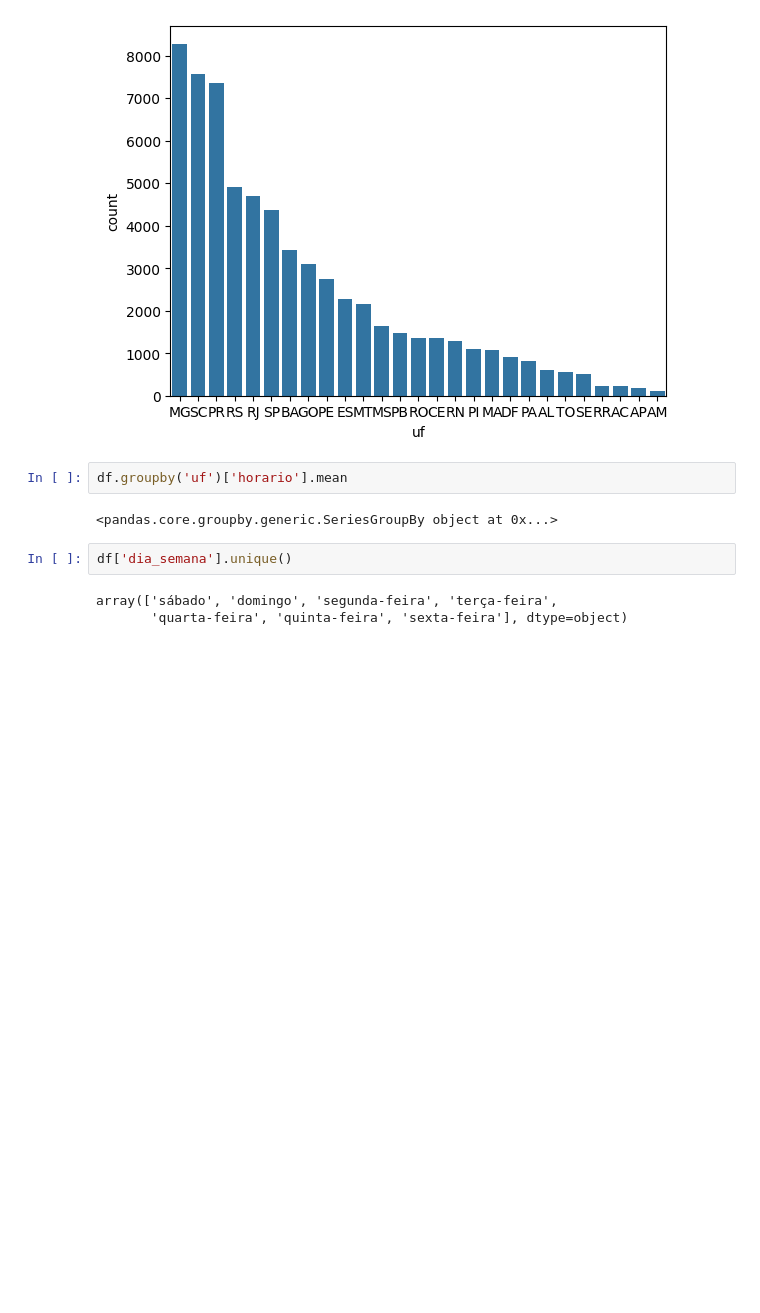
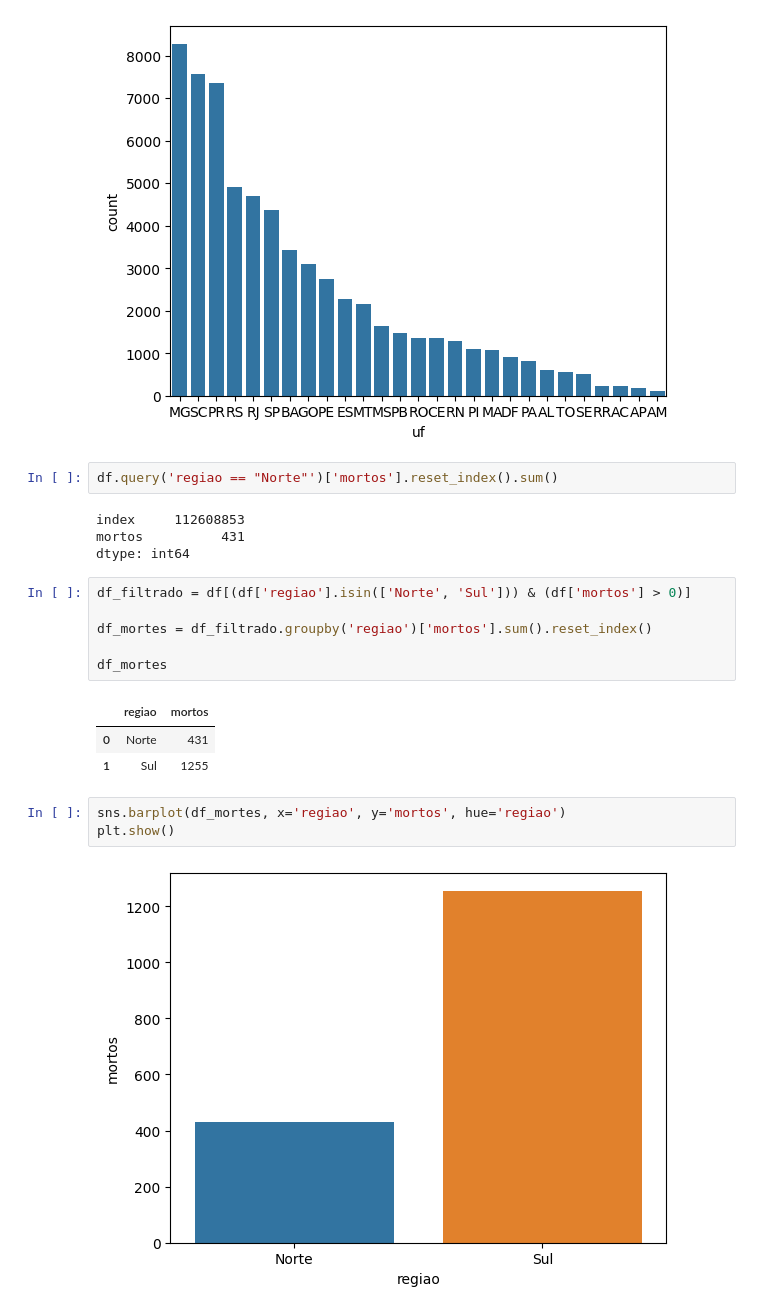
Before and after one commit to GabrielcMiranda/acidentes-brasil, a Jupyter notebook: Analise.ipynb, the cells around one changed output. Cells and saved outputs as stored; diff of their text form; blank space fills up the shorter version.

```diff
--- a/Analise.ipynb
+++ b/Analise.ipynb
@@ -167,12 +167,24 @@ sns.barplot(x=df['uf'].value_counts().index, y=df['uf'].value_counts())
 plt.show()
 # %% [output]
 [figure]
-# %%
-df.groupby('uf')['horario'].mean
-# %% [output]
-<pandas.core.groupby.generic.SeriesGroupBy object at 0x...>
-# %%
-df['dia_semana'].unique()
-# %% [output]
-array(['sábado', 'domingo', 'segunda-feira', 'terça-feira',
-       'quarta-feira', 'quinta-feira', 'sexta-feira'], dtype=object)
+# %%
+df.query('regiao == "Norte"')['mortos'].reset_index().sum()
+# %% [output]
+index     112608853
+mortos          431
+dtype: int64
+# %%
+df_filtrado = df[(df['regiao'].isin(['Norte', 'Sul'])) & (df['mortos'] > 0)]
+
+df_mortes = df_filtrado.groupby('regiao')['mortos'].sum().reset_index()
+
+df_mortes
+# %% [output]
+|  | regiao | mortos |
+| 0 | Norte | 431 |
+| 1 | Sul | 1255 |
+# %%
+sns.barplot(df_mortes, x='regiao', y='mortos', hue='regiao')
+plt.show()
+# %% [output]
+[figure, added]
```
Also changed, not shown: 1 other file.
